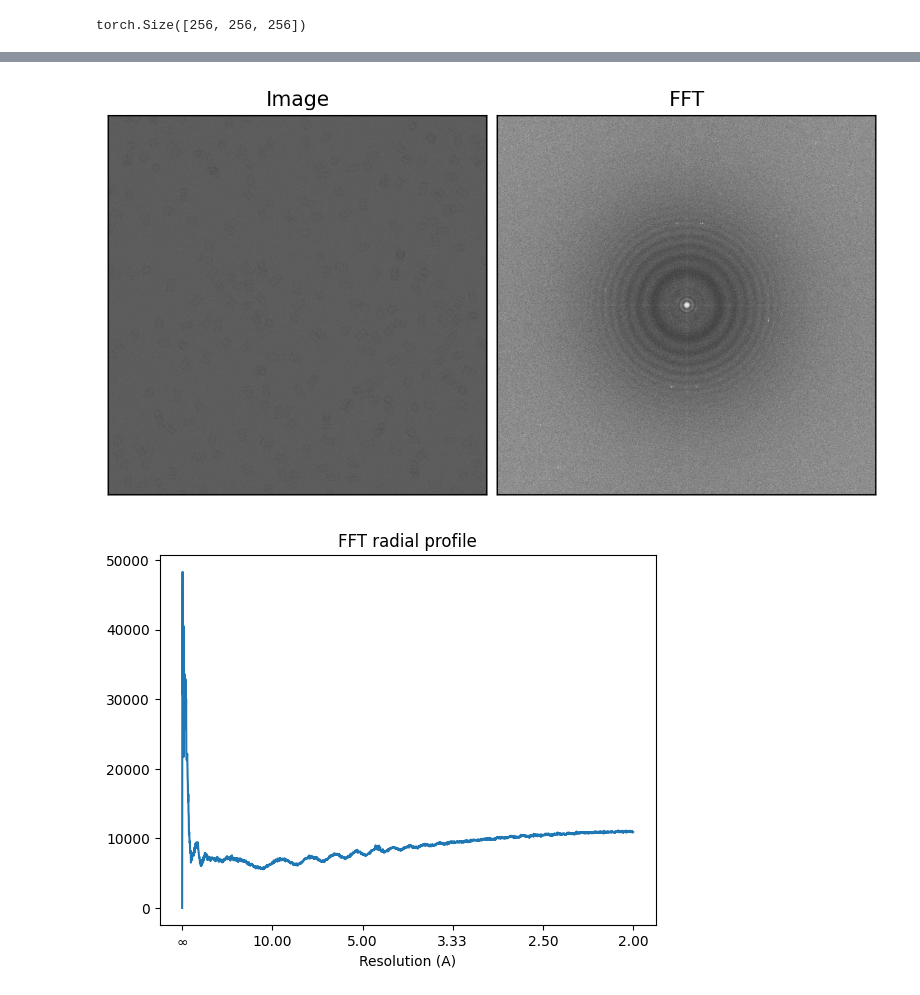
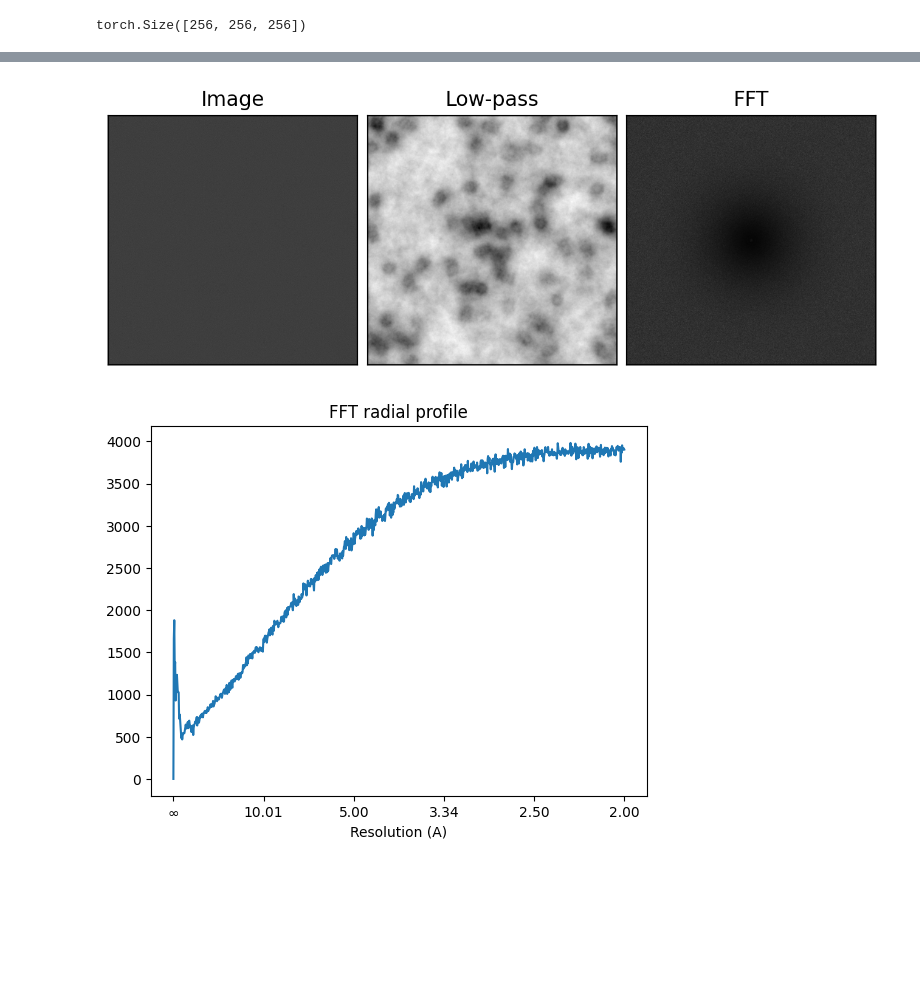
Before and after one commit to joelyeois/specter, a Jupyter notebook: demo-notebooks/micrograph-generator.ipynb, the cells around one changed output, grey strips where cells are left out. Saved outputs shown, nothing was run; the diff lists cells and outputs as text; code cells hidden in the pictures; blank space fills up the shorter version.

Commit message:
fix coincidence loss algorithm

```diff
--- a/demo-notebooks/micrograph-generator.ipynb
+++ b/demo-notebooks/micrograph-generator.ipynb
@@ -47,8 +51,9 @@ energy = 300  # keV
 dose_per_angstrom = 20  # e-/A^2
 Cs = 2e7  # angstrom. Sherical aberration, typical values are 1-3 mm.
 alpha = 0.1
-micrograph_size = 4096
-num_frames = int(dose_per_angstrom)  # usually ~ 1-2 e-/A^2/frame
+micrograph_size = 2048
+# num_frames = int(dose_per_angstrom)  # usually ~ 1-2 e-/A^2/frame
+num_frames = 50  # usually ~ 1-2 e-/A^2/frame
 # %%
 # random defocus
 defocus_min = 5000  # angstrom
@@ -120,7 +125,8 @@ model = MicrographGenerator(
 [interactive output not drawn]
 # %%
 model.detector.noise_model = "poisson"
-model.detector.coincidence_radius = 1.8
+model.detector.coincidence_radius = 3.0
+model.detector.num_frames = 20
 # %%
 idx = torch.arange(n_micrographs)
 images = []
@@ -141,18 +147,23 @@ torch.Size([1, 4096, 4096])
 # %%
-fig, axes = plt.subplots(1, 2, dpi=200, constrained_layout=True)
+fig, axes = plt.subplots(1, 3, dpi=200, constrained_layout=True)
 [ax.set(xticks=[], yticks=[]) for ax in axes.ravel()]
 ax = axes[0]
 ax.imshow(images[0], cmap="grey")
 ax.set_title("Image")
 
 ax = axes[1]
+ax.imshow(torch.abs(butter(images[0])), cmap="grey")
+# ax.imshow(torch.abs(butter(torch.poisson(torch.ones_like(images[0])))), cmap="grey")
+ax.set_title("Low-pass")
+
+ax = axes[2]
 ax.imshow(
     torch.abs(fft2(images[0] - images[0].mean(), shift=True)), cmap="grey", vmax=20000
 )
 ax.set_title("FFT")
 plt.show()
 # %% [output]
-[figure, old version]
+[figure, new version]
 # %%
 freqs = torch.fft.fftfreq(micrograph_size, dx)
 freqs = freqs[: micrograph_size // 2]
@@ -166,7 +177,7 @@ plt.xlabel("Resolution (A)")
 plt.title("FFT radial profile")
 plt.show()
 # %% [output]
-[figure, old version]
+[figure, new version]
 # %%
 plot3d(model.vol[0].detach().cpu())
 # %% [output]
```
Also changed, not shown: parts of 3 cells of this notebook, 1 other file.
